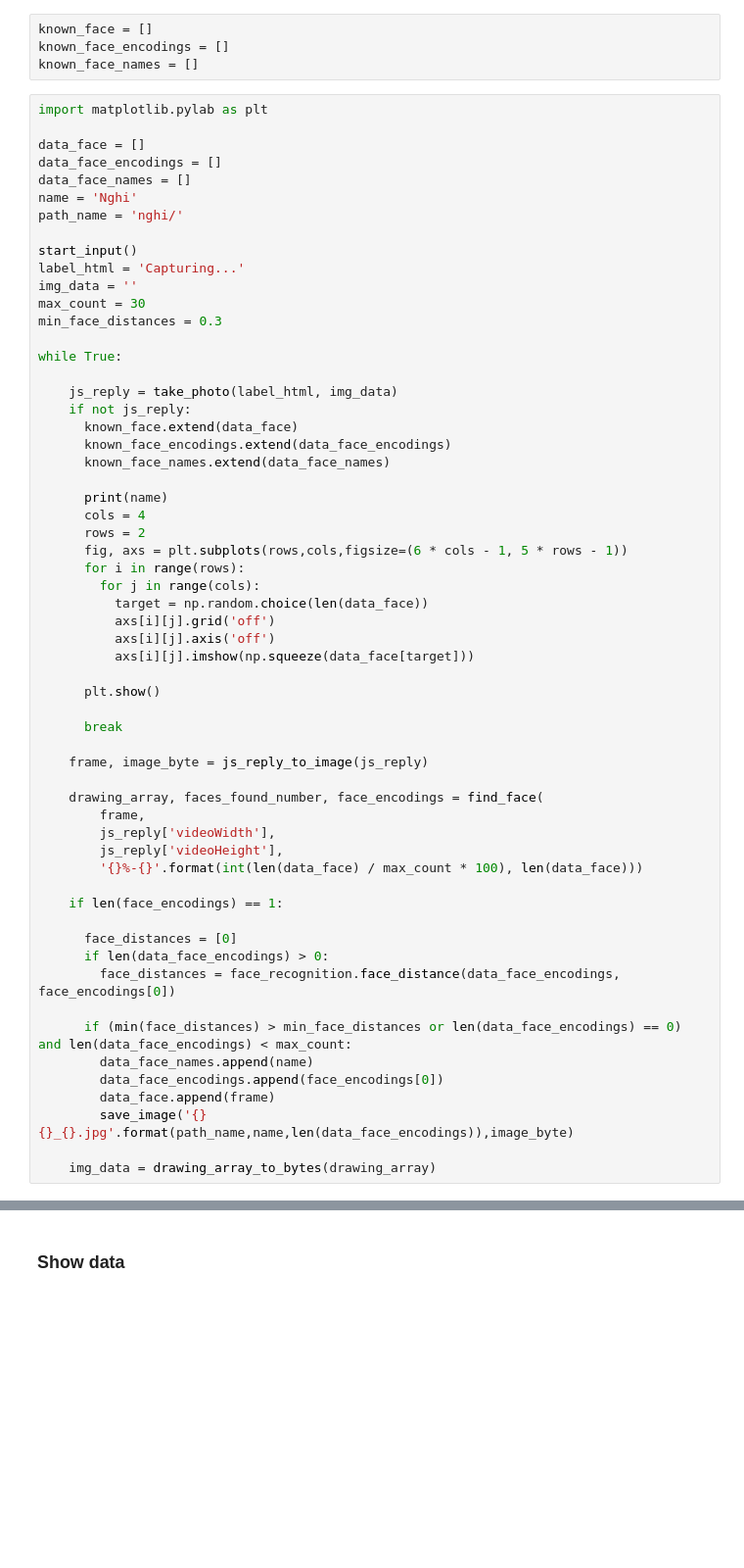
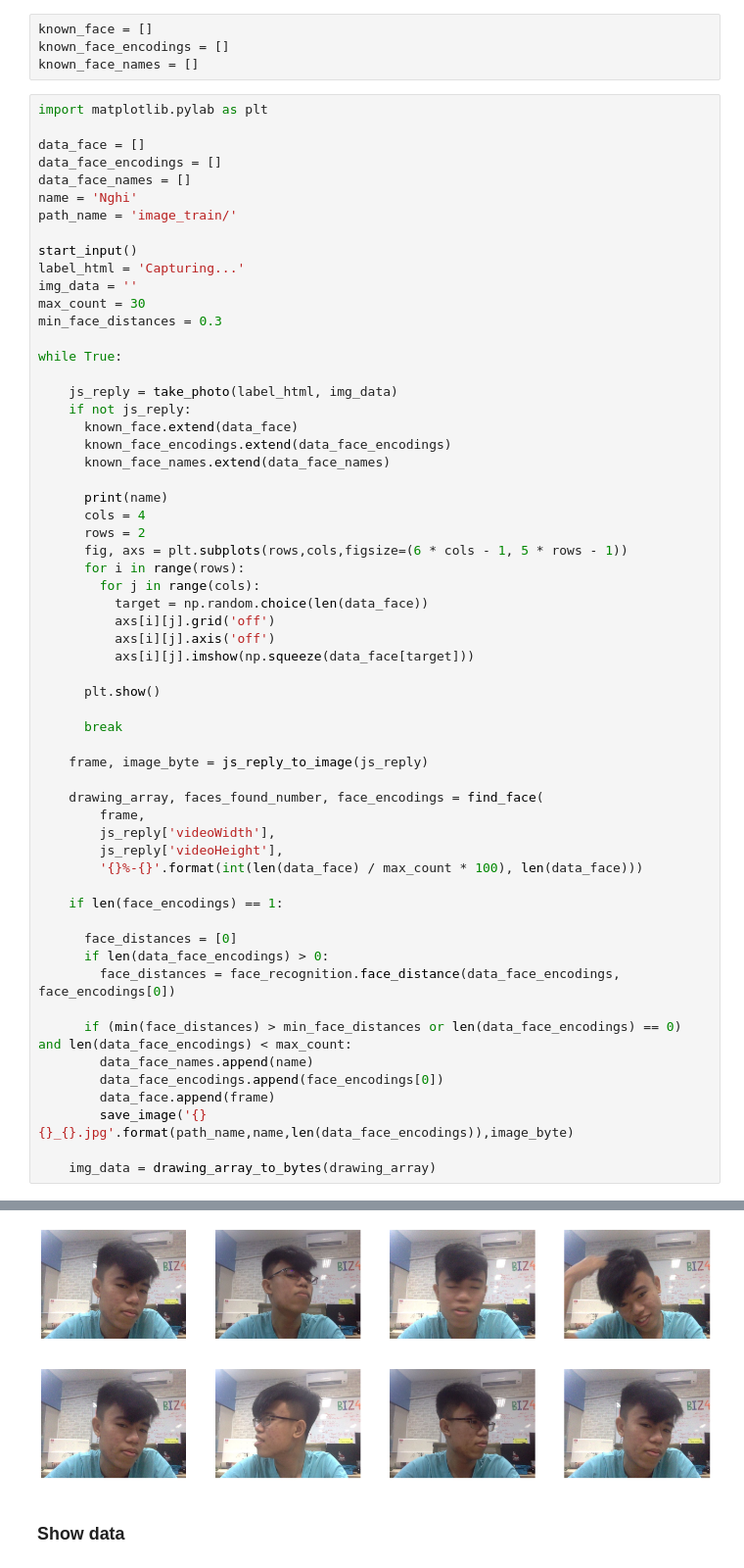
Before and after one commit to DuongQuocNghi/attendance_checking_face_recognition, a Jupyter notebook: attendance_checking_face_recognition.ipynb, the cells around one changed output, grey strips where cells are left out. Shown at 98% size. Cells and saved outputs as stored; diff of their text form; blank space fills up the shorter version.

```diff
--- a/attendance_checking_face_recognition.ipynb
+++ b/attendance_checking_face_recognition.ipynb
@@ -420,7 +436,7 @@ data_face = []
 data_face_encodings = []
 data_face_names = []
 name = 'Nghi'
-path_name = 'nghi/'
+path_name = 'image_train/'
 
 start_input()
 label_html = 'Capturing...'
@@ -472,3 +488,4 @@ while True:
         save_image('{}{}_{}.jpg'.format(path_name,name,len(data_face_encodings)),image_byte)
 
     img_data = drawing_array_to_bytes(drawing_array)
+# %% [output]
@@ -475,3 +494,4 @@ while True:
+[figure, added]
 # %% [markdown]
 ### Show data
 # %%
```
Also changed, not shown: parts of 7 cells of this notebook.
